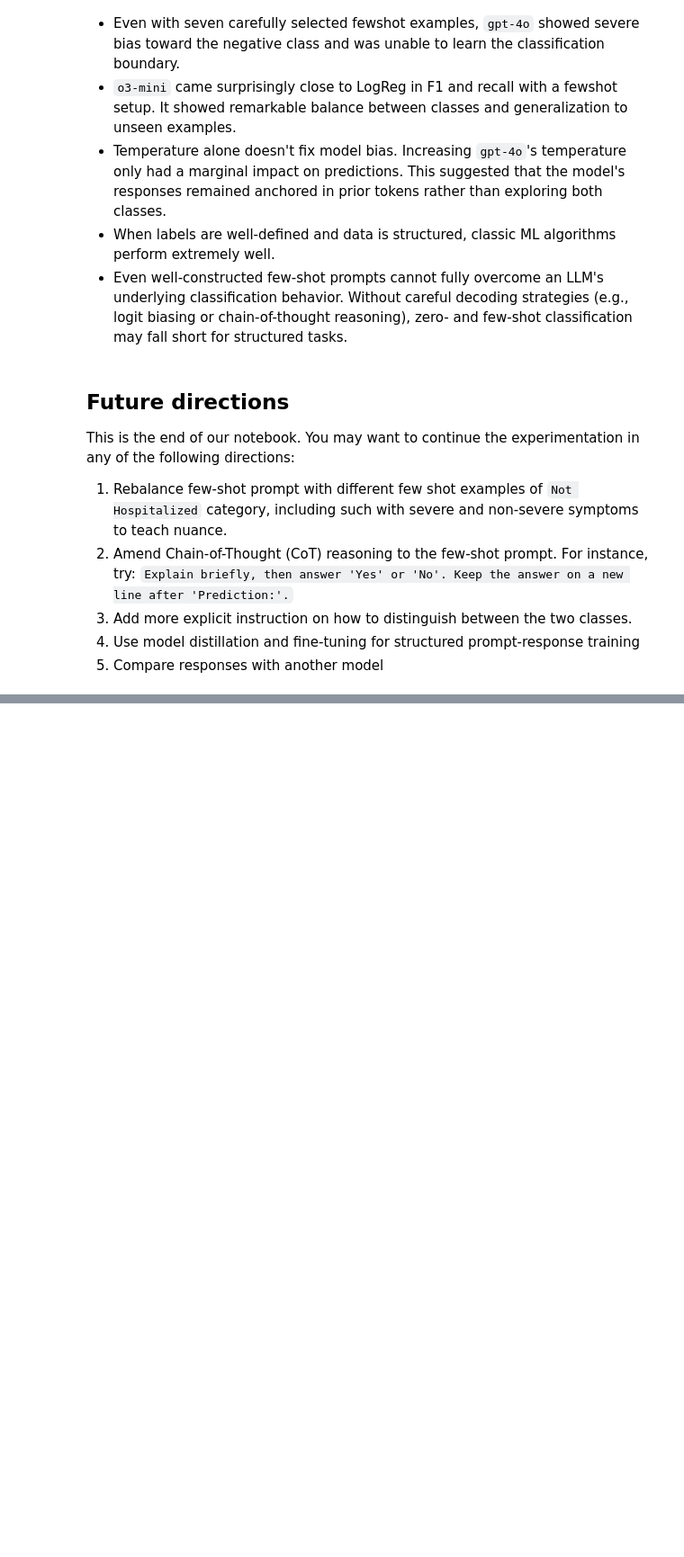
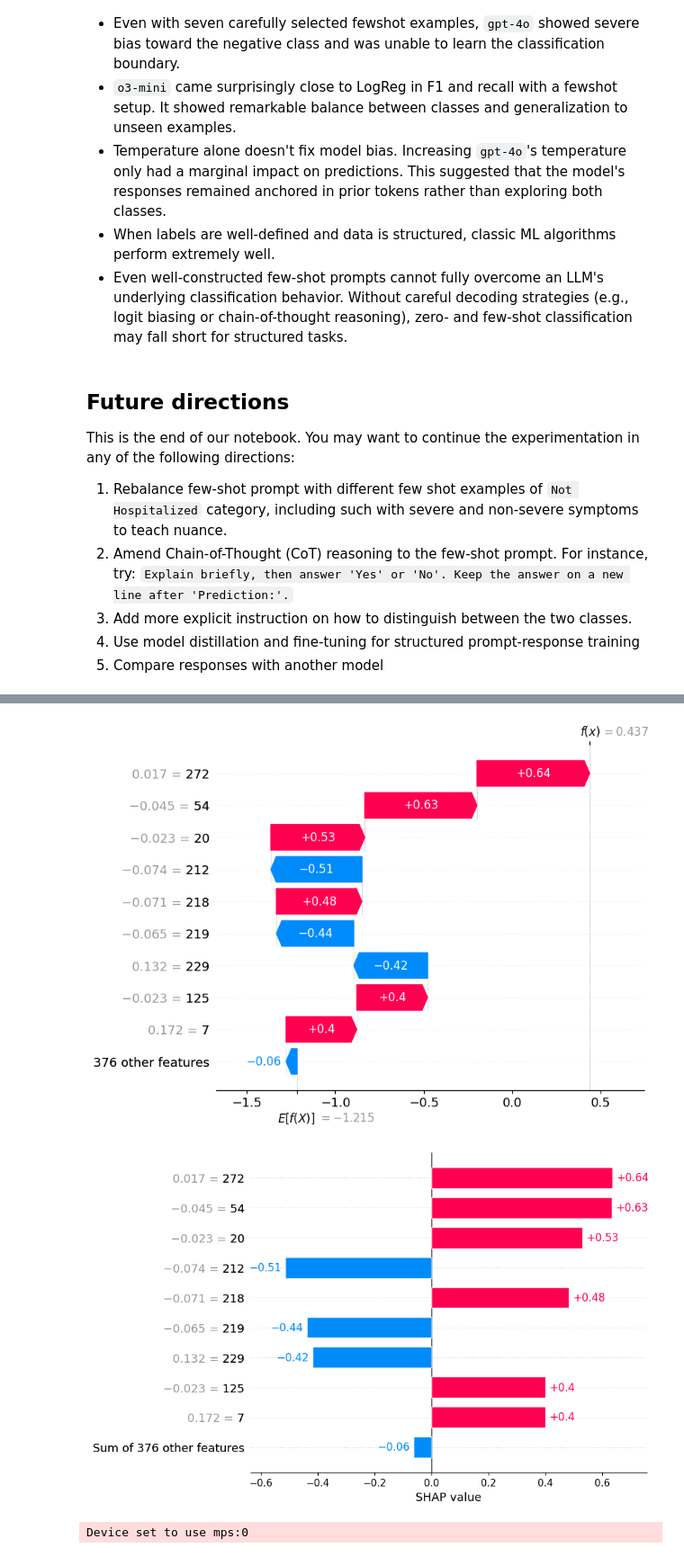
Before and after one commit to rosmarkov/covid19-hospitalization-prediction, a Jupyter notebook: covid19-hospitalization-prediction.ipynb, the cells around one changed output, grey strips where cells are left out. Shown at 90% size. Drawn from its saved outputs; the diff is of its cells as text; code cells hidden in the pictures; blank space fills up the shorter version.

```diff
--- a/covid19-hospitalization-prediction.ipynb
+++ b/covid19-hospitalization-prediction.ipynb
@@ -802,0 +1017,12 @@ This is the end of our notebook. You may want to continue the experimentation in
+# %%
+# Prepare Hugging Face dataset & tokenize
+hf_balanced = Dataset.from_pandas(df_balanced)
+tokenized_balanced = hf_balanced.map(
+    lambda x: tokenizer(x["Narrative"], truncation=True, padding="max_length"),
+    batched=True
+)
+# %%
+# Get predictions from each model
+# 4.1 DistilBERT
+distilbert_out = trainer.predict(tokenized_balanced)
+df_balanced["distilbert_pred"] = np.argmax(distilbert_out.predictions, axis=1)
@@ -802,0 +1031,12 @@ This is the end of our notebook. You may want to continue the experimentation in
+# %%
+# 4.2 Logistic Regression
+
+# align features by positional index
+features_balanced = X_test.iloc[df_balanced.index]
+
+# run prediction
+df_balanced['logreg_pred'] = clf.predict(features_balanced)
+# %%
+# 4.3 GPT-4o zero-shot & few-shot
+df_balanced["gpt_zero_shot"] = df_balanced["Narrative"].apply(predict_hospitalization_gpt)
+df_balanced["gpt_few_shot"] = df_balanced["Narrative"].apply(predict_hospitalization_gpt_fewshot)
@@ -802,0 +1074,25 @@ This is the end of our notebook. You may want to continue the experimentation in
+# %%
+# SHAP explainability
+if shap is not None:
+    # 6.1 Logistic Regression
+    explainer_lr = shap.Explainer(clf, X_train)
+    shap_vals_lr = explainer_lr(features_balanced)
+    shap.plots.waterfall(shap_vals_lr[0])
+    shap.plots.bar(shap_vals_lr[0])
+
+    # 6.2 DistilBERT
+    bert_pipe = pipeline(
+        "text-classification",
+        model=trainer.model,
+        tokenizer=tokenizer,
+        return_all_scores=True
+    )
+    explainer_bert = shap.Explainer(bert_pipe, tokenizer)
+    shap_vals_bert = explainer_bert(df_balanced["Narrative"].tolist())
+    shap.plots.text(shap_vals_bert[0])
+else:
+    print("Skipping SHAP (not installed)")
+# %% [output]
+[figure, added]
+[figure, added]
+Device set to use mps:0
```
Also changed, not shown: parts of 41 cells of this notebook.
